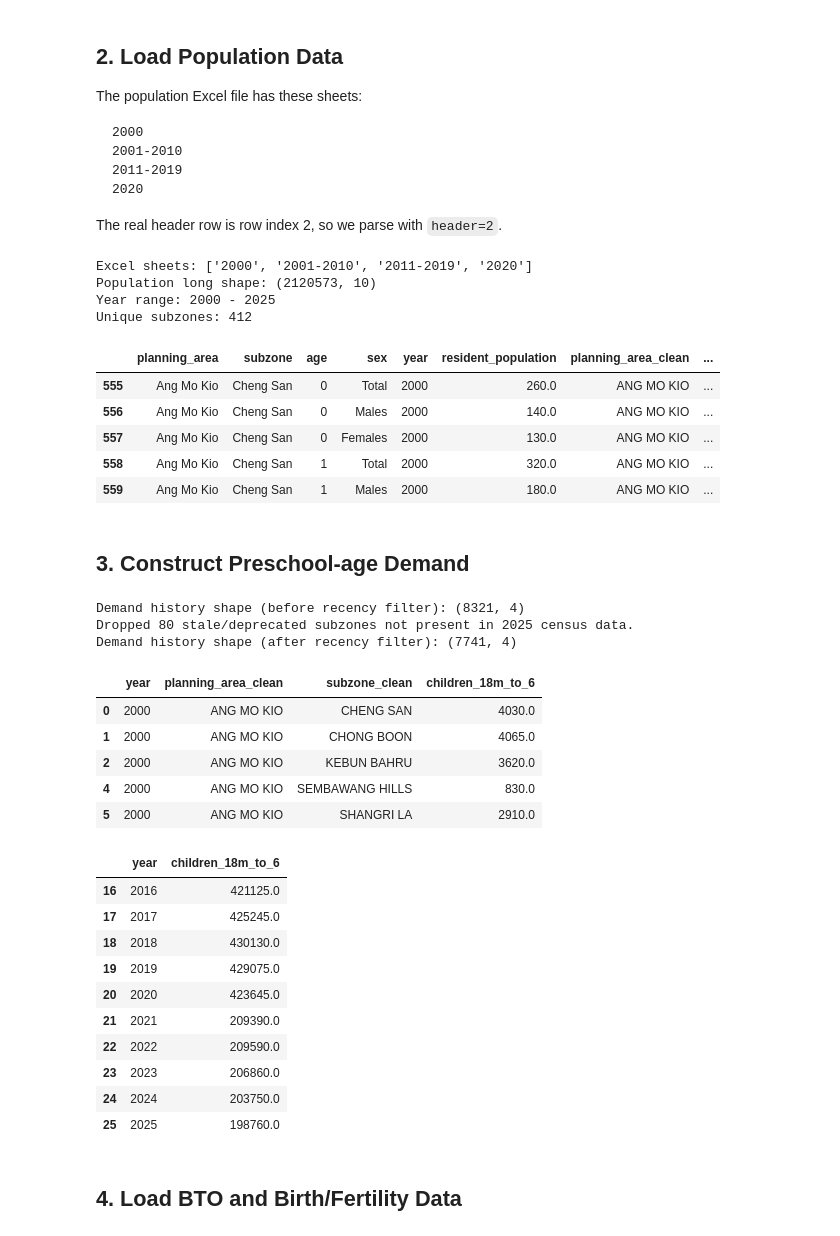
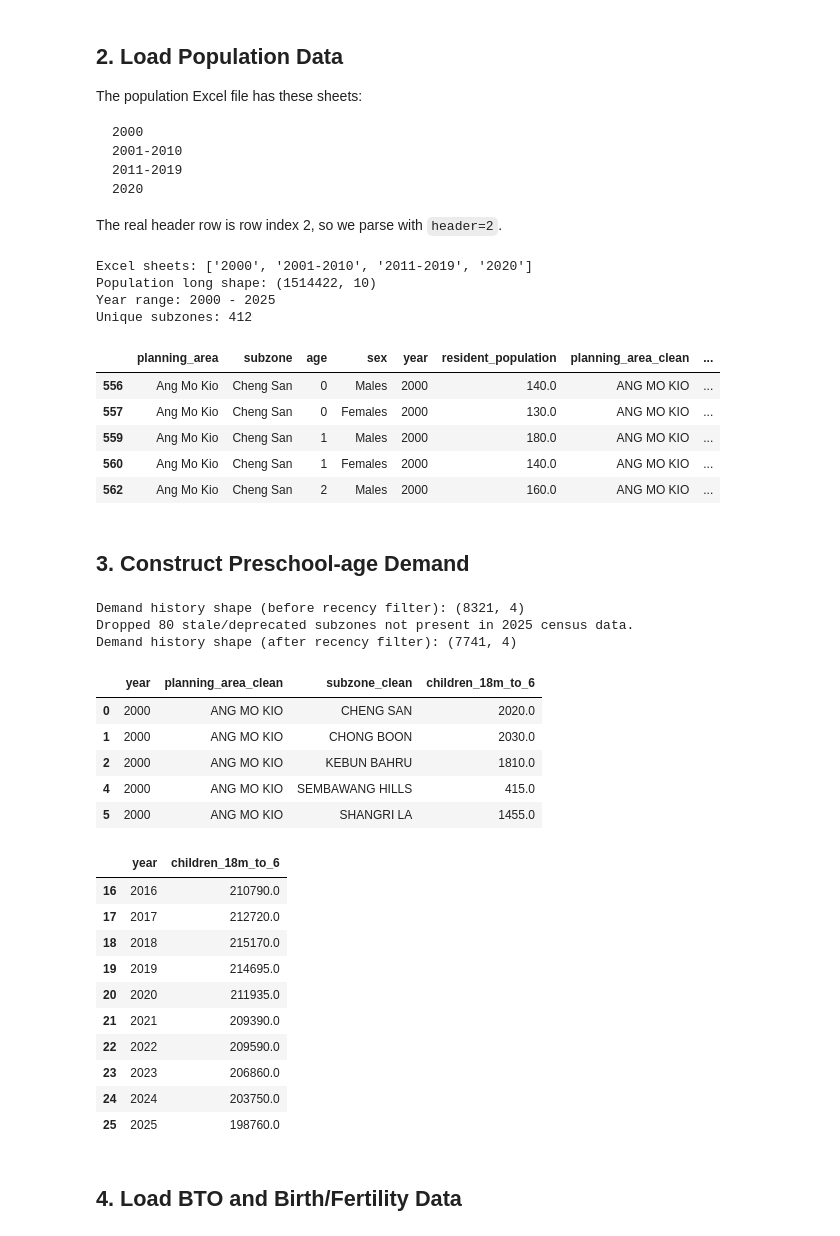
Before and after one commit to dodobook212/govtech-data-science, a Jupyter notebook: section-2-case-study/codes/ECDA_Preschool_Demand_Forecasting_Final.ipynb, the cells around one changed output. Cells and saved outputs as stored; diff of their text form; code cells hidden in the pictures.

```diff
--- a/section-2-case-study/codes/ECDA_Preschool_Demand_Forecasting_Final.ipynb
+++ b/section-2-case-study/codes/ECDA_Preschool_Demand_Forecasting_Final.ipynb
@@ -215,39 +215,40 @@ for p in [POP_2021_CSV, POP_2022_CSV, POP_2023_CSV, POP_2024_CSV, POP_2025_CSV]:
 
 pop_raw = pd.concat(pop_parts, ignore_index=True)
 
 pop_long = pop_raw.copy()
 pop_long["year"] = pd.to_numeric(pop_long["year"], errors="coerce")
 pop_long["planning_area_clean"] = pop_long["planning_area"].apply(clean_name)
 pop_long["subzone_clean"] = pop_long["subzone"].apply(clean_name)
 pop_long["age_num"] = pd.to_numeric(pop_long["age"].astype(str).str.extract(r"(\d+)")[0], errors="coerce")
 pop_long["sex_clean"] = pop_long["sex"].astype(str).str.strip().str.upper()
 pop_long["resident_population"] = pop_long["resident_population"].apply(to_number).fillna(0)
 
 pop_long = pop_long.dropna(subset=["year", "planning_area_clean", "subzone_clean", "age_num"])
 pop_long["year"] = pop_long["year"].astype(int)
 pop_long["age_num"] = pop_long["age_num"].astype(int)
 
 pop_long = pop_long[
     ~pop_long["planning_area_clean"].isin(["TOTAL", ""])
     & ~pop_long["subzone_clean"].isin(["TOTAL", ""])
     & ~pop_long["age"].astype(str).str.upper().isin(["TOTAL"])
+    & pop_long["sex_clean"].isin(["MALES", "FEMALES"])
 ].copy()
 
 print("Population long shape:", pop_long.shape)
 print("Year range:", pop_long["year"].min(), "-", pop_long["year"].max())
 print("Unique subzones:", pop_long[["planning_area_clean", "subzone_clean"]].drop_duplicates().shape[0])
 display(pop_long.head())
 # %% [output]
 Excel sheets: ['2000', '2001-2010', '2011-2019', '2020']
-Population long shape: (2120573, 10)
+Population long shape: (1514422, 10)
 Year range: 2000 - 2025
 Unique subzones: 412
 |  | planning_area | subzone | age | sex | year | resident_population | planning_area_clean | ... |
-| 555 | Ang Mo Kio | Cheng San | 0 | Total | 2000 | 260.0 | ANG MO KIO | ... |
 | 556 | Ang Mo Kio | Cheng San | 0 | Males | 2000 | 140.0 | ANG MO KIO | ... |
 | 557 | Ang Mo Kio | Cheng San | 0 | Females | 2000 | 130.0 | ANG MO KIO | ... |
-| 558 | Ang Mo Kio | Cheng San | 1 | Total | 2000 | 320.0 | ANG MO KIO | ... |
 | 559 | Ang Mo Kio | Cheng San | 1 | Males | 2000 | 180.0 | ANG MO KIO | ... |
+| 560 | Ang Mo Kio | Cheng San | 1 | Females | 2000 | 140.0 | ANG MO KIO | ... |
+| 562 | Ang Mo Kio | Cheng San | 2 | Males | 2000 | 160.0 | ANG MO KIO | ... |
 # %% [markdown]
 ## 3. Construct Preschool-age Demand
 # %%
@@ -300,17 +301,17 @@ Demand history shape (before recency filter): (8321, 4)
 Dropped 80 stale/deprecated subzones not present in 2025 census data.
 Demand history shape (after recency filter): (7741, 4)
 |  | year | planning_area_clean | subzone_clean | children_18m_to_6 |
-| 0 | 2000 | ANG MO KIO | CHENG SAN | 4030.0 |
-| 1 | 2000 | ANG MO KIO | CHONG BOON | 4065.0 |
-| 2 | 2000 | ANG MO KIO | KEBUN BAHRU | 3620.0 |
-| 4 | 2000 | ANG MO KIO | SEMBAWANG HILLS | 830.0 |
-| 5 | 2000 | ANG MO KIO | SHANGRI LA | 2910.0 |
+| 0 | 2000 | ANG MO KIO | CHENG SAN | 2020.0 |
+| 1 | 2000 | ANG MO KIO | CHONG BOON | 2030.0 |
+| 2 | 2000 | ANG MO KIO | KEBUN BAHRU | 1810.0 |
+| 4 | 2000 | ANG MO KIO | SEMBAWANG HILLS | 415.0 |
+| 5 | 2000 | ANG MO KIO | SHANGRI LA | 1455.0 |
 |  | year | children_18m_to_6 |
-| 16 | 2016 | 421125.0 |
-| 17 | 2017 | 425245.0 |
-| 18 | 2018 | 430130.0 |
-| 19 | 2019 | 429075.0 |
-| 20 | 2020 | 423645.0 |
+| 16 | 2016 | 210790.0 |
+| 17 | 2017 | 212720.0 |
+| 18 | 2018 | 215170.0 |
+| 19 | 2019 | 214695.0 |
+| 20 | 2020 | 211935.0 |
 | 21 | 2021 | 209390.0 |
 | 22 | 2022 | 209590.0 |
 | 23 | 2023 | 206860.0 |
```
Also changed, not shown: parts of 13 cells of this notebook, 15 other files.
